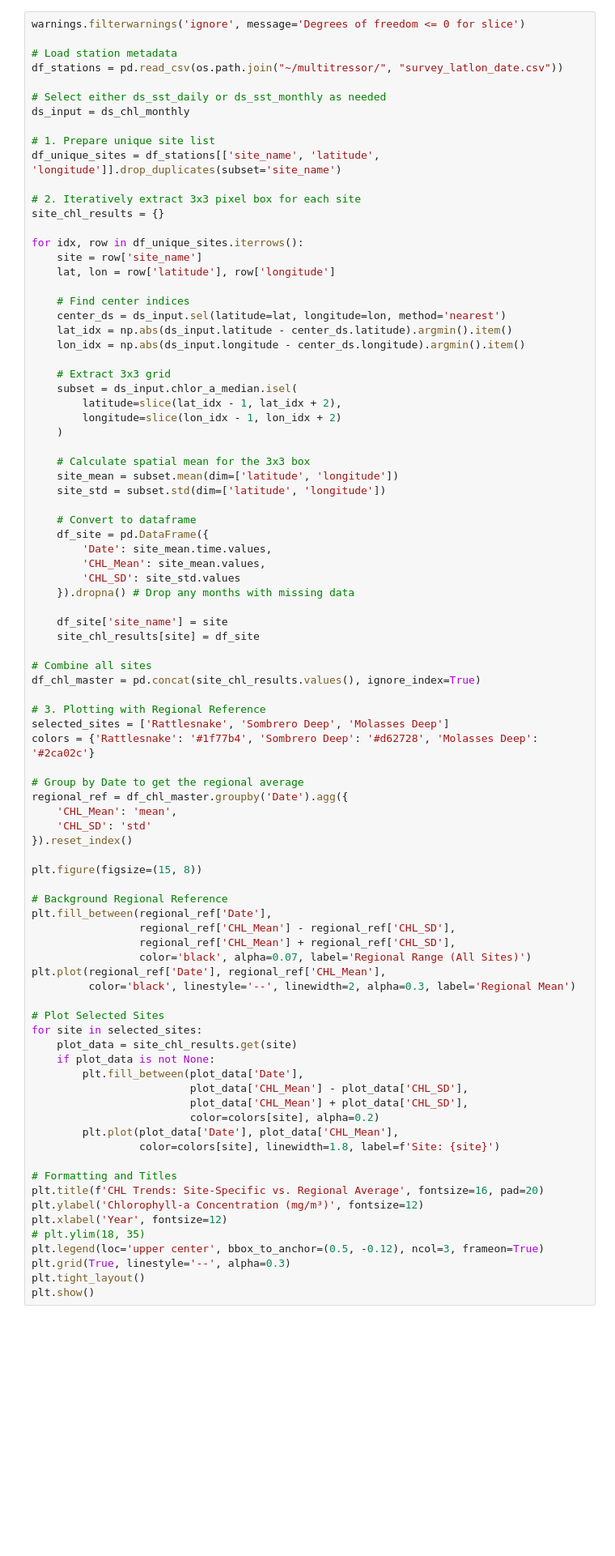
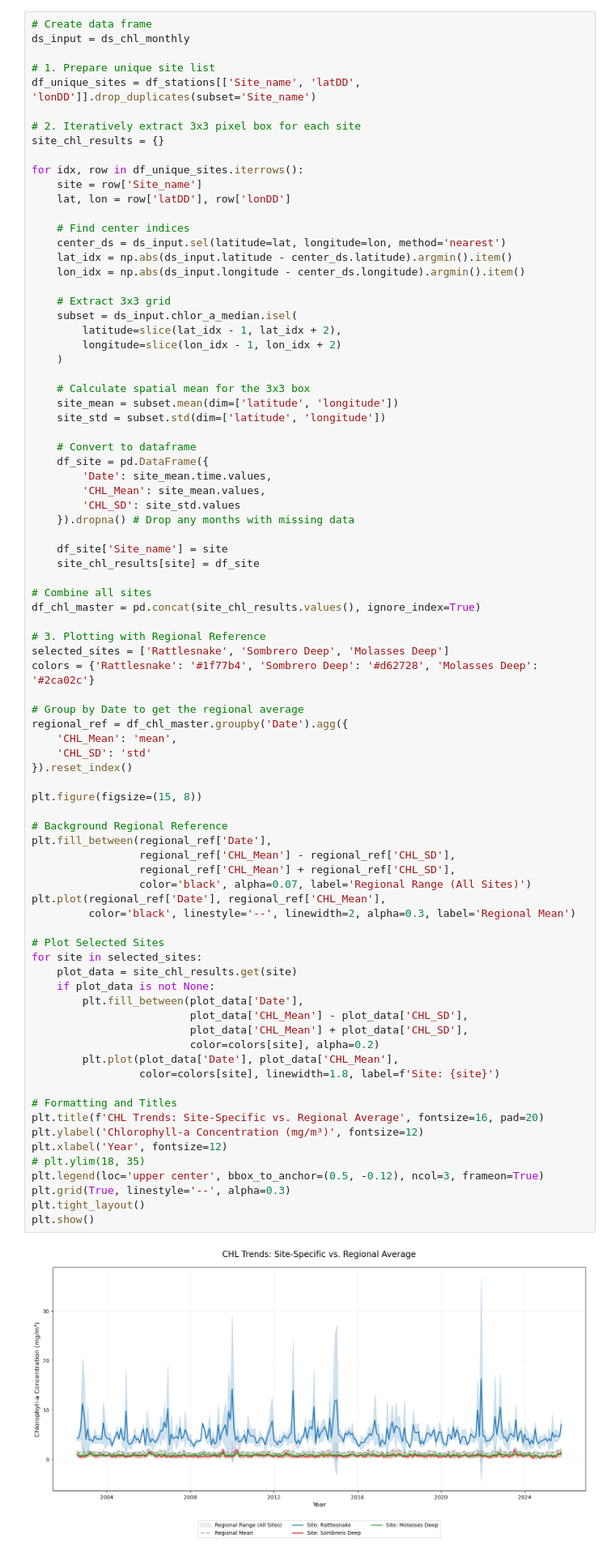
Before and after one commit to eqmh/multitressor, a Jupyter notebook: corals_stressors.ipynb, the cells around one changed output. Shown at 81% size. Drawn from its saved outputs; the diff is of its cells as text; blank space fills up the shorter version.

```diff
--- a/corals_stressors.ipynb
+++ b/corals_stressors.ipynb
@@ -2023,23 +1893,18 @@ except Exception as e:
 # %% [markdown]
 #### Extract CHL for CREMP Stations
 # %%
-warnings.filterwarnings('ignore', message='Degrees of freedom <= 0 for slice')
-
-# Load station metadata
-df_stations = pd.read_csv(os.path.join("~/multitressor/", "survey_latlon_date.csv"))
-
-# Select either ds_sst_daily or ds_sst_monthly as needed
+# Create data frame
 ds_input = ds_chl_monthly
 
 # 1. Prepare unique site list
-df_unique_sites = df_stations[['site_name', 'latitude', 'longitude']].drop_duplicates(subset='site_name')
+df_unique_sites = df_stations[['Site_name', 'latDD', 'lonDD']].drop_duplicates(subset='Site_name')
 
 # 2. Iteratively extract 3x3 pixel box for each site
 site_chl_results = {}
 
 for idx, row in df_unique_sites.iterrows():
-    site = row['site_name']
-    lat, lon = row['latitude'], row['longitude']
+    site = row['Site_name']
+    lat, lon = row['latDD'], row['lonDD']
 
     # Find center indices
     center_ds = ds_input.sel(latitude=lat, longitude=lon, method='nearest')
@@ -2063,7 +1928,7 @@ for idx, row in df_unique_sites.iterrows():
         'CHL_SD': site_std.values
     }).dropna() # Drop any months with missing data
 
-    df_site['site_name'] = site
+    df_site['Site_name'] = site
     site_chl_results[site] = df_site
 
 # Combine all sites
@@ -2082,30 +1947,32 @@ regional_ref = df_chl_master.groupby('Date').agg({
 plt.figure(figsize=(15, 8))
 
 # Background Regional Reference
 plt.fill_between(regional_ref['Date'],
                  regional_ref['CHL_Mean'] - regional_ref['CHL_SD'],
                  regional_ref['CHL_Mean'] + regional_ref['CHL_SD'],
                  color='black', alpha=0.07, label='Regional Range (All Sites)')
 plt.plot(regional_ref['Date'], regional_ref['CHL_Mean'],
          color='black', linestyle='--', linewidth=2, alpha=0.3, label='Regional Mean')
 
 # Plot Selected Sites
 for site in selected_sites:
     plot_data = site_chl_results.get(site)
     if plot_data is not None:
         plt.fill_between(plot_data['Date'],
                          plot_data['CHL_Mean'] - plot_data['CHL_SD'],
                          plot_data['CHL_Mean'] + plot_data['CHL_SD'],
                          color=colors[site], alpha=0.2)
         plt.plot(plot_data['Date'], plot_data['CHL_Mean'],
                  color=colors[site], linewidth=1.8, label=f'Site: {site}')
 
 # Formatting and Titles
 plt.title(f'CHL Trends: Site-Specific vs. Regional Average', fontsize=16, pad=20)
 plt.ylabel('Chlorophyll-a Concentration (mg/m³)', fontsize=12)
 plt.xlabel('Year', fontsize=12)
 # plt.ylim(18, 35)
 plt.legend(loc='upper center', bbox_to_anchor=(0.5, -0.12), ncol=3, frameon=True)
 plt.grid(True, linestyle='--', alpha=0.3)
 plt.tight_layout()
 plt.show()
+# %% [output]
+[figure, added]
```
Also changed, not shown: parts of 12 cells of this notebook.
